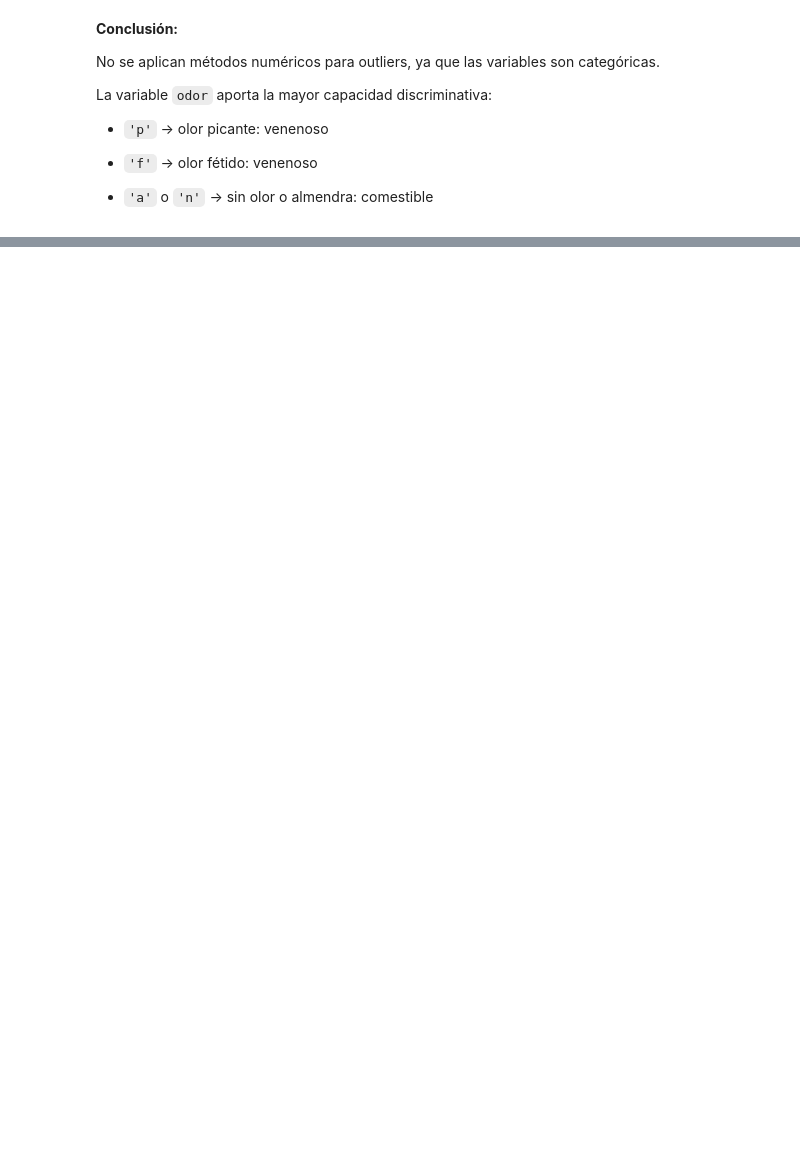
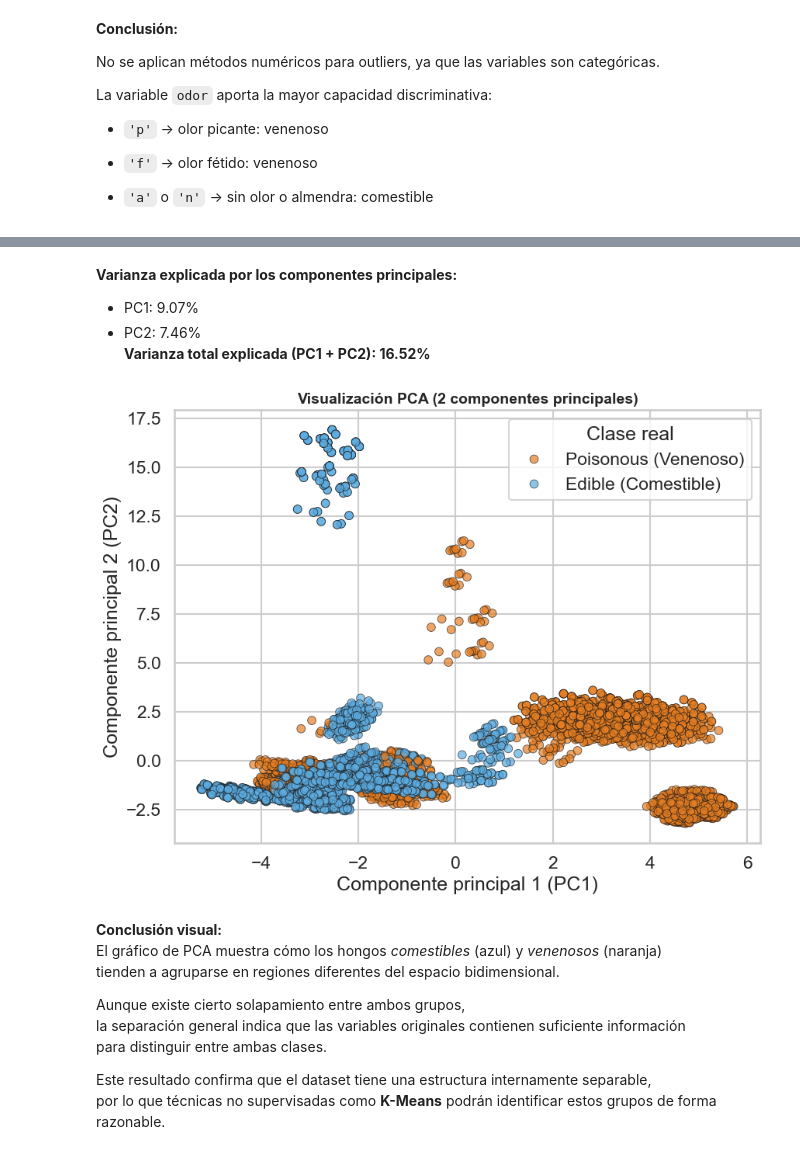
Before and after one commit to Bootcamp-IA-P5/Proyecto8_unsupervised_ml_Alfonso_Bermudez, a Jupyter notebook: notebooks/EDA_unsupervised_ml_mushrooms.ipynb, the cells around one changed output, grey strips where cells are left out. Saved outputs shown, nothing was run; the diff lists cells and outputs as text; code cells hidden in the pictures; blank space fills up the shorter version.

```diff
--- a/notebooks/EDA_unsupervised_ml_mushrooms.ipynb
+++ b/notebooks/EDA_unsupervised_ml_mushrooms.ipynb
@@ -385,0 +539,71 @@ display(Markdown("**Dataset limpio y preparado para las etapas de modelado (PCA,
+# %%
+## Paso 12: Reducción de dimensionalidad con PCA
+
+from sklearn.decomposition import PCA
+import matplotlib.pyplot as plt
+import seaborn as sns
+from IPython.display import Markdown, display
+
+# Aplicamos PCA con 2 componentes principales
+pca = PCA(n_components=2)
+X_pca = pca.fit_transform(X_scaled_df)
+
+# Creamos un nuevo DataFrame con los componentes principales
+pca_df = pd.DataFrame(X_pca, columns=['PC1', 'PC2'])
+pca_df['class'] = y.map({0: 'Edible (Comestible)', 1: 'Poisonous (Venenoso)'})
+
+# Varianza explicada por los componentes principales
+explained_var = pca.explained_variance_ratio_ * 100
+
+display(Markdown(f"""
+**Varianza explicada por los componentes principales:**
+- PC1: {explained_var[0]:.2f}%
+- PC2: {explained_var[1]:.2f}%
+**Varianza total explicada (PC1 + PC2): {explained_var.sum():.2f}%**
+"""))
+
+# --- Visualización 2D ---
+plt.figure(figsize=(9,7))
+sns.scatterplot(
+    data=pca_df, x='PC1', y='PC2',
+    hue='class',
+    palette={'Edible (Comestible)': '#5DADE2', 'Poisonous (Venenoso)': '#E67E22'},
+    alpha=0.7, s=60, edgecolor='k'
+)
+plt.title('Visualización PCA (2 componentes principales)', fontsize=14, fontweight='bold')
+plt.xlabel('Componente principal 1 (PC1)')
+plt.ylabel('Componente principal 2 (PC2)')
+plt.legend(title='Clase real', loc='upper right')
+plt.tight_layout()
+plt.show()
+
+display(Markdown("""
+**Conclusión visual:**
+El gráfico de PCA muestra cómo los hongos *comestibles* (azul) y *venenosos* (naranja)
+tienden a agruparse en regiones diferentes del espacio bidimensional.
+
+Aunque existe cierto solapamiento entre ambos grupos,
+la separación general indica que las variables originales contienen suficiente información
+para distinguir entre ambas clases.
+
+Este resultado confirma que el dataset tiene una estructura internamente separable,
+por lo que técnicas no supervisadas como **K-Means** podrán identificar estos grupos de forma razonable.
+"""))
+# %% [output]
+
+**Varianza explicada por los componentes principales:**
+- PC1: 9.07%
+- PC2: 7.46%
+**Varianza total explicada (PC1 + PC2): 16.52%**
+[figure, added]
+
+**Conclusión visual:**
+El gráfico de PCA muestra cómo los hongos *comestibles* (azul) y *venenosos* (naranja)
+tienden a agruparse en regiones diferentes del espacio bidimensional.
+
+Aunque existe cierto solapamiento entre ambos grupos,
+la separación general indica que las variables originales contienen suficiente información
+para distinguir entre ambas clases.
+
+Este resultado confirma que el dataset tiene una estructura internamente separable,
+por lo que técnicas no supervisadas como **K-Means** podrán identificar estos grupos de forma razonable.
```
Also changed, not shown: parts of 36 cells of this notebook, 1 other file.
